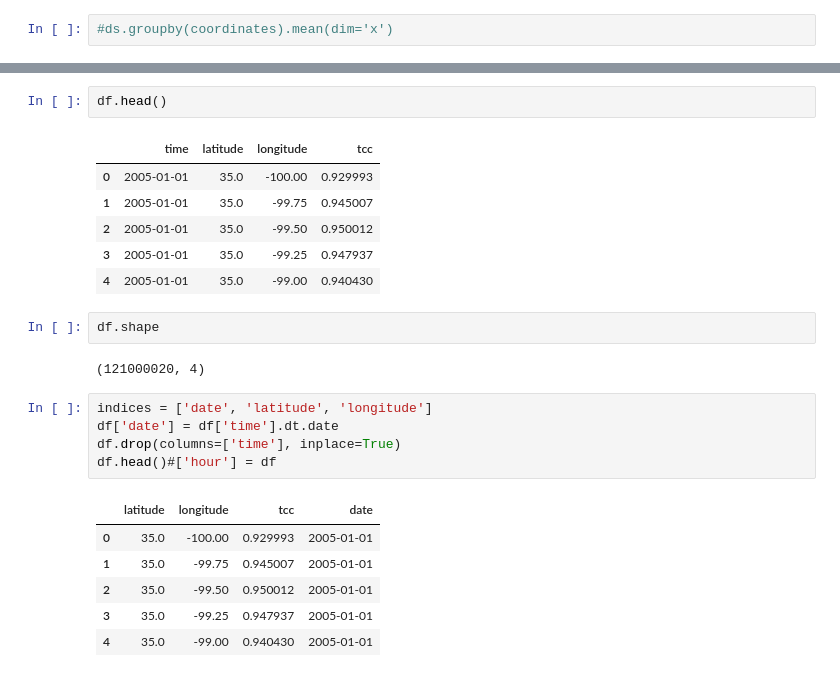
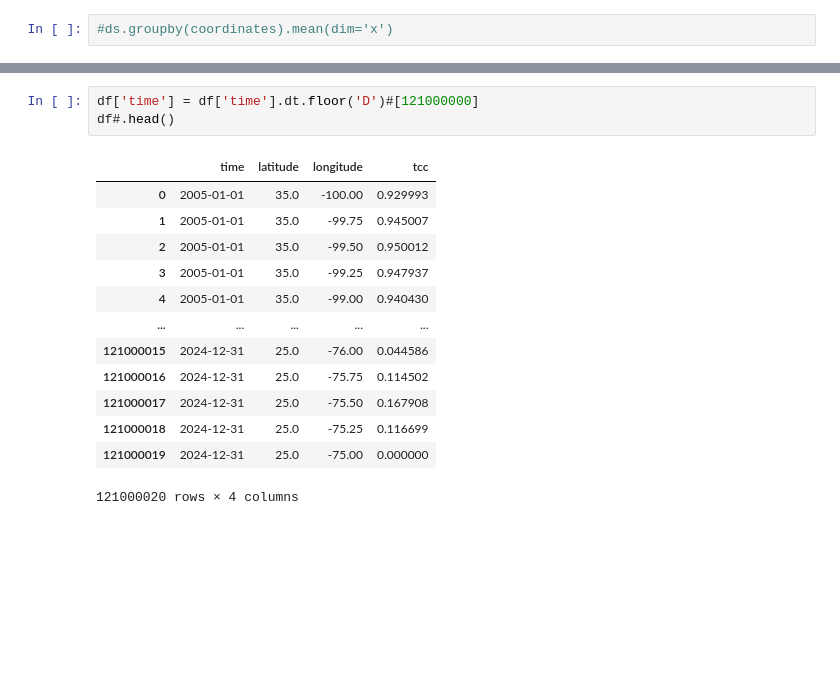
Before and after one commit to htluu-ucsd/NaturalDisasterProject, a Jupyter notebook: downsampling.ipynb, the cells around one changed output, grey strips where cells are left out. Drawn from its saved outputs; the diff is of its cells as text; blank space fills up the shorter version.

```diff
--- a/downsampling.ipynb
+++ b/downsampling.ipynb
@@ -74,25 +72,17 @@ df = ds[relevant_vars].to_dataframe().reset_index()[relevant_vars]
-# %%
-df.head()
-# %% [output]
-|  | time | latitude | longitude | tcc |
-| 0 | 2005-01-01 | 35.0 | -100.00 | 0.929993 |
-| 1 | 2005-01-01 | 35.0 | -99.75 | 0.945007 |
-| 2 | 2005-01-01 | 35.0 | -99.50 | 0.950012 |
-| 3 | 2005-01-01 | 35.0 | -99.25 | 0.947937 |
-| 4 | 2005-01-01 | 35.0 | -99.00 | 0.940430 |
-# %%
-df.shape
-# %% [output]
-(121000020, 4)
-# %%
-indices = ['date', 'latitude', 'longitude']
-df['date'] = df['time'].dt.date
-df.drop(columns=['time'], inplace=True)
-df.head()#['hour'] = df
-# %% [output]
-|  | latitude | longitude | tcc | date |
-| 0 | 35.0 | -100.00 | 0.929993 | 2005-01-01 |
-| 1 | 35.0 | -99.75 | 0.945007 | 2005-01-01 |
-| 2 | 35.0 | -99.50 | 0.950012 | 2005-01-01 |
-| 3 | 35.0 | -99.25 | 0.947937 | 2005-01-01 |
-| 4 | 35.0 | -99.00 | 0.940430 | 2005-01-01 |
+# %%
+df['time'] = df['time'].dt.floor('D')#[121000000]
+df#.head()
+# %% [output]
+|  | time | latitude | longitude | tcc |
+| 0 | 2005-01-01 | 35.0 | -100.00 | 0.929993 |
+| 1 | 2005-01-01 | 35.0 | -99.75 | 0.945007 |
+| 2 | 2005-01-01 | 35.0 | -99.50 | 0.950012 |
+| 3 | 2005-01-01 | 35.0 | -99.25 | 0.947937 |
+| 4 | 2005-01-01 | 35.0 | -99.00 | 0.940430 |
+| ... | ... | ... | ... | ... |
+| 121000015 | 2024-12-31 | 25.0 | -76.00 | 0.044586 |
+| 121000016 | 2024-12-31 | 25.0 | -75.75 | 0.114502 |
+| 121000017 | 2024-12-31 | 25.0 | -75.50 | 0.167908 |
+| 121000018 | 2024-12-31 | 25.0 | -75.25 | 0.116699 |
+| 121000019 | 2024-12-31 | 25.0 | -75.00 | 0.000000 |
+121000020 rows × 4 columns
```
Also changed, not shown: parts of 25 cells of this notebook.
